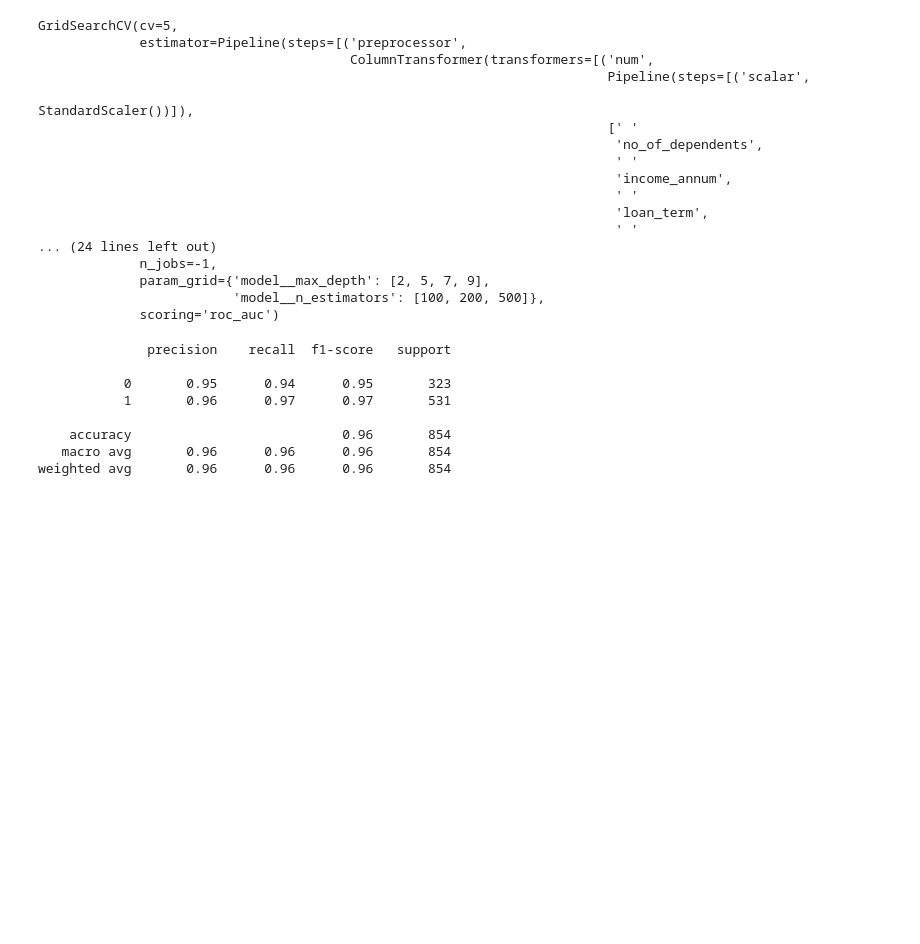
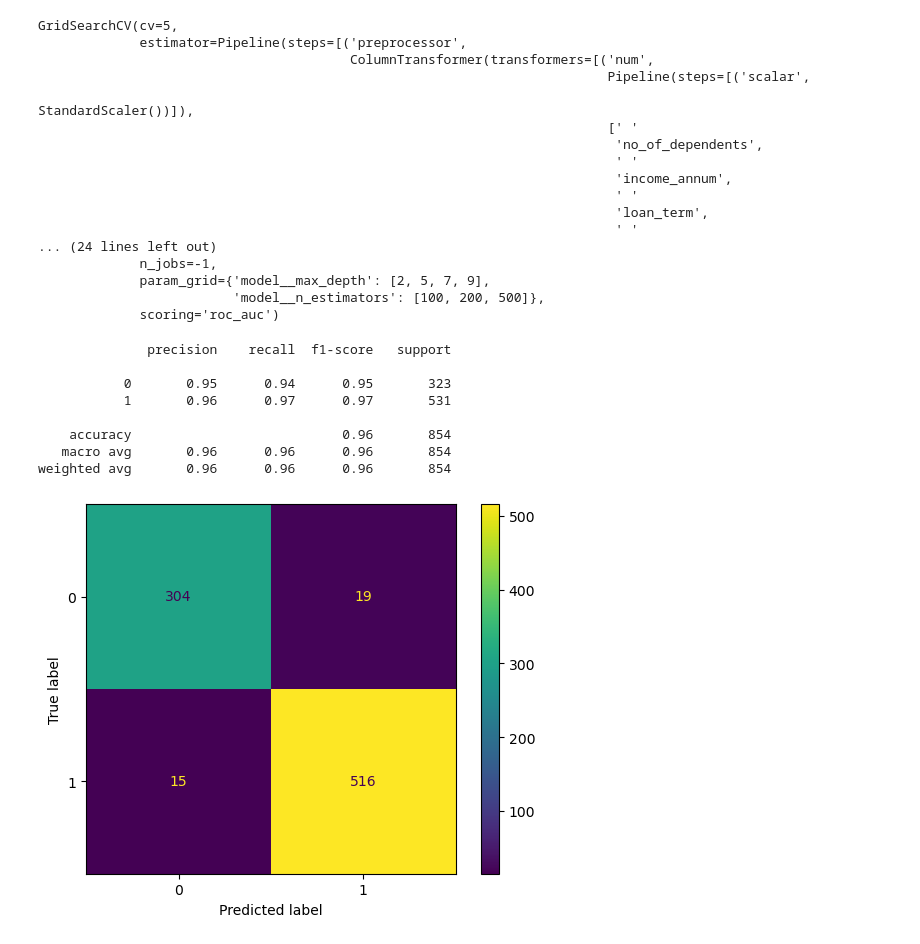
Before and after one commit to dtjunior8/Loan_Predictability, a Jupyter notebook: model.ipynb, the cells around one changed output. Drawn from its saved outputs; the diff is of its cells as text; code cells hidden in the pictures; blank space fills up the shorter version.

Commit message:
created a confusion matrix

```diff
--- a/model.ipynb
+++ b/model.ipynb
@@ -240,3 +240,10 @@ print(classification_report(y_test, y_pred))
     accuracy                           0.96       854
    macro avg       0.96      0.96      0.96       854
 weighted avg       0.96      0.96      0.96       854
+# %%
+conf_matrix = confusion_matrix(y_test, y_pred)
+cm_disp = ConfusionMatrixDisplay(confusion_matrix = conf_matrix, display_labels = [0, 1])
+cm_disp.plot()
+plt.show()
+# %% [output]
+[figure, added]
```
